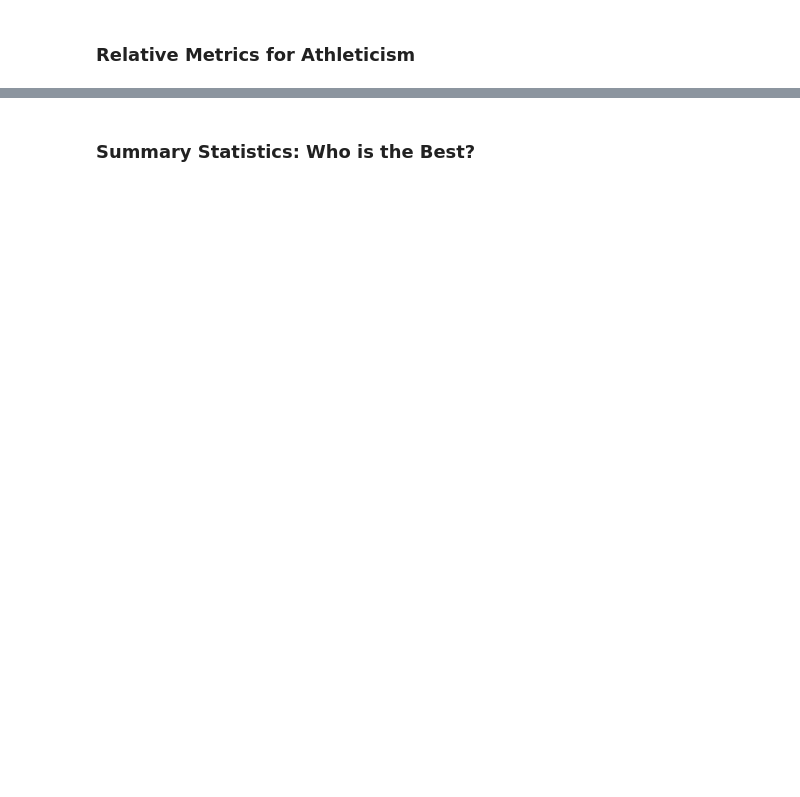
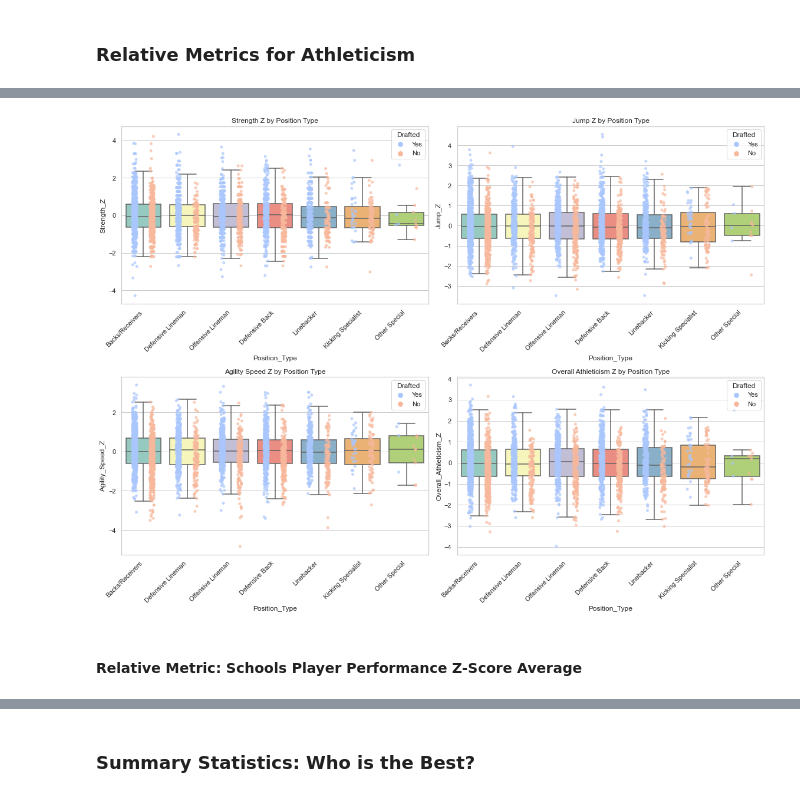
Before and after one commit to Gregcrooks75/NFL_analysis, a Jupyter notebook: NFL Project.ipynb, the cells around one changed output, grey strips where cells are left out. Cells and saved outputs as stored; diff of their text form; code cells hidden in the pictures; blank space fills up the shorter version.

```diff
--- a/NFL Project.ipynb
+++ b/NFL Project.ipynb
@@ -1236,20 +1174,0 @@ df.head()
-# %%
-# Step 3: Calculate the relative composite score for each player
-df['Relative_Overall_Athleticism_Score'] = df['Overall_Athleticism'] / df['Overall_Athleticism_Position_Avg']
-
-# Step 4: Normalize the relative composite scores to a range between 0 and 1
-min_score = df['Relative_Overall_Athleticism_Score'].min()
-max_score = df['Relative_Overall_Athleticism_Score'].max()
-
-df['Normalized_Overall_Athleticism_Score'] = (df['Relative_Overall_Athleticism_Score'] - min_score) / (max_score - min_score)
-
-# Define the mathematical equation as a string using \mathrm for text
-equation = r"$\mathrm{Relative\_Overall\_Athleticism\_Score}_i = \frac{\mathrm{Overall\_Athleticism}_i}{\mathrm{Overall\_Athleticism\_Position\_Avg}}$"
-
-# Create a figure and axis with a white background
-fig, ax = plt.subplots(figsize=(10, 2))
-fig.patch.set_facecolor('white')
-ax.text(0.5, 0.5, equation, fontsize=20, ha='center', va='center')
-ax.axis('off')
-
-plt.show()
@@ -1636,0 +1179,45 @@ highlighted_df
+# %%
+import pandas as pd
+from scipy.stats import zscore
+import seaborn as sns
+import matplotlib.pyplot as plt
+
+# Assuming 'df' is your DataFrame
+
+# Step 1: Calculate the z-scores for each position group
+df['Strength_Z'] = df.groupby('Position')['Strength_Score'].transform(lambda x: zscore(x, nan_policy='omit'))
+df['Jump_Z'] = df.groupby('Position')['Jump_Score'].transform(lambda x: zscore(x, nan_policy='omit'))
+df['Agility_Speed_Z'] = df.groupby('Position')['Agility_Speed_Score'].transform(lambda x: zscore(x, nan_policy='omit'))
+df['Overall_Athleticism_Z'] = df.groupby('Position')['Overall_Athleticism'].transform(lambda x: zscore(x, nan_policy='omit'))
+
+# Step 2: Visualization of Z-Scores by Position Type
+
+# Set up the figure and axes
+plt.figure(figsize=(16, 12))
+
+# List of score types to plot
+score_types = ['Strength_Z', 'Jump_Z', 'Agility_Speed_Z', 'Overall_Athleticism_Z']
+
+# Create a boxplot and stripplot for each score type
+for i, score_type in enumerate(score_types):
+    plt.subplot(2, 2, i + 1)  # 2 rows, 2 columns, subplot i+1
+
+    # Boxplot for the score type
+    sns.boxplot(x='Position_Type', y=score_type, data=df, palette='Set3', showfliers=False)
+
+    # Stripplot to overlay data points, colored by 'Drafted' status
+    sns.stripplot(x='Position_Type', y=score_type, data=df, hue='Drafted', dodge=True, jitter=True, palette='coolwarm', marker='o', alpha=0.7)
+
+    plt.title(f'{score_type.replace("_", " ")} by Position Type')
+    plt.xticks(rotation=45, ha='right')
+    plt.legend(title='Drafted', loc='best')
+
+# Adjust layout to prevent overlap
+plt.tight_layout()
+
+# Show the plots
+plt.show()
+# %% [output]
+[figure, added]
+# %% [markdown]
+#### Relative Metric: Schools Player Performance Z-Score Average
```
Also changed, not shown: parts of 69 cells of this notebook.
